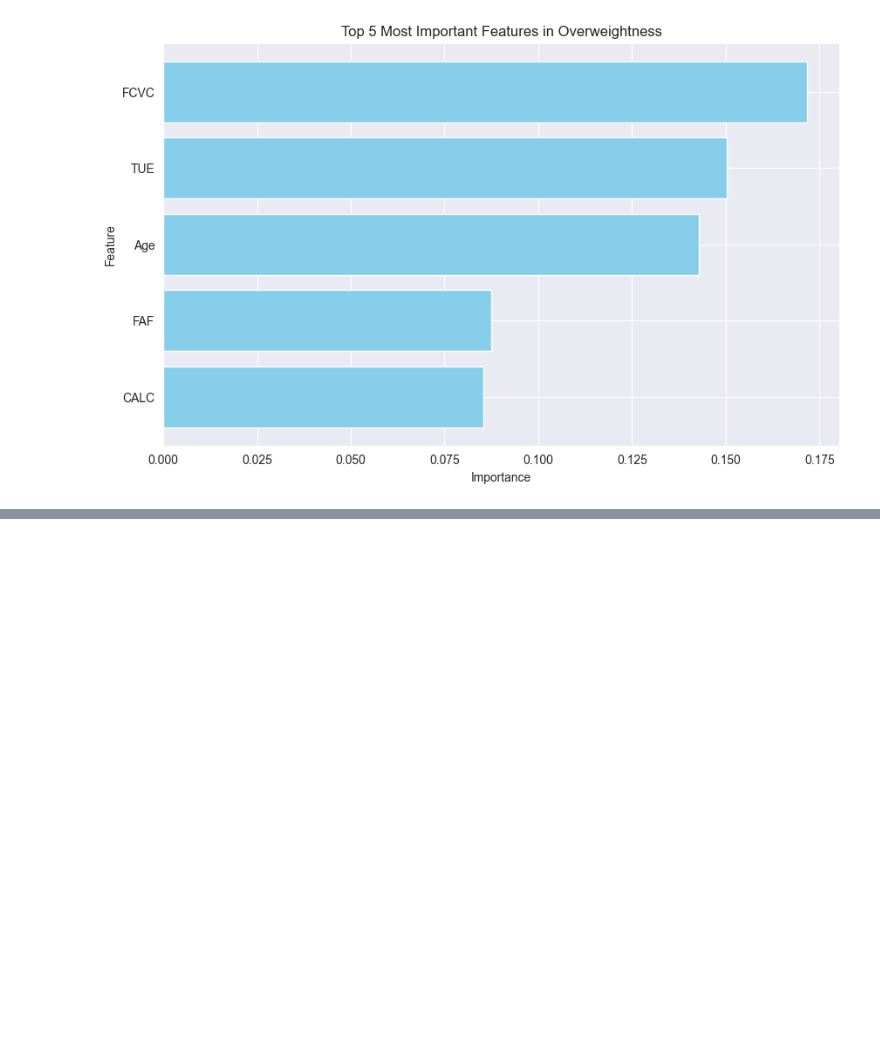
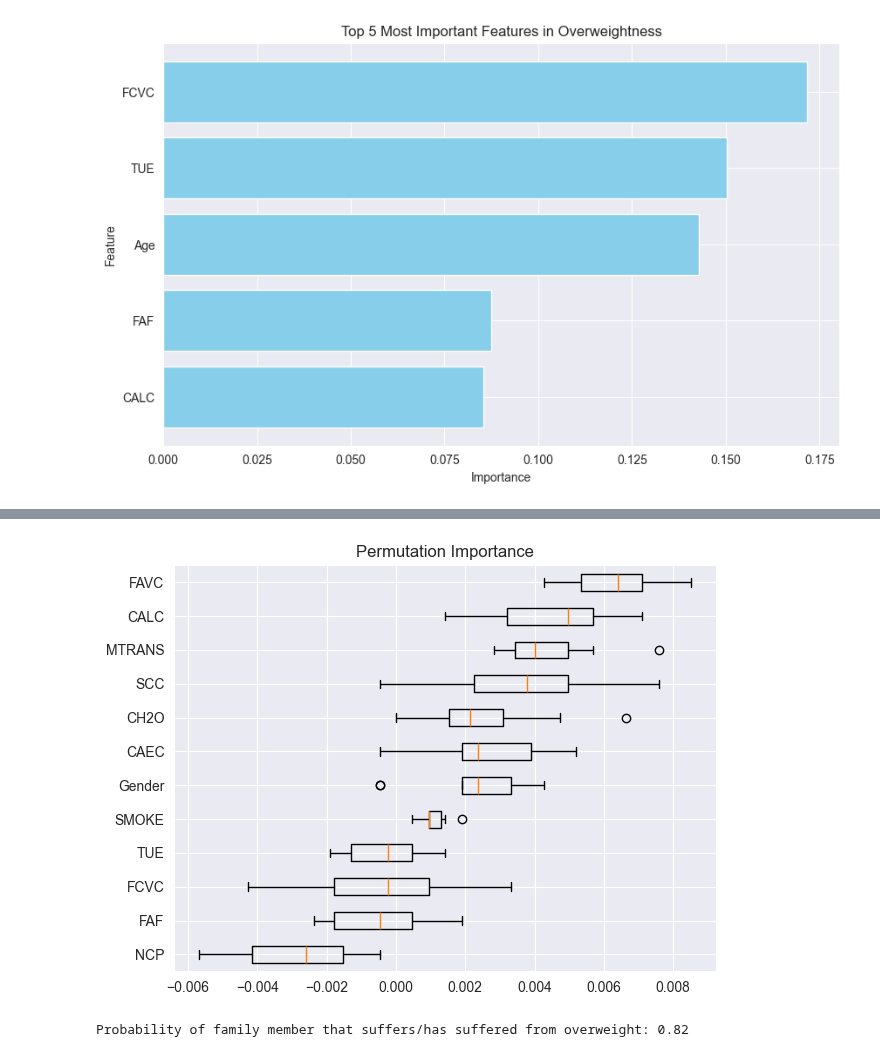
Before and after one commit to SamuliLam/dkko, a Jupyter notebook: project.ipynb, the cells around one changed output, grey strips where cells are left out. Saved outputs shown, nothing was run; the diff lists cells and outputs as text; code cells hidden in the pictures; blank space fills up the shorter version.

```diff
--- a/project.ipynb
+++ b/project.ipynb
@@ -151,0 +153,33 @@ Recall: 0.02
+# %%
+# feature importance
+from sklearn.inspection import permutation_importance
+
+result = permutation_importance(reg, X, y, n_repeats=10, scoring="accuracy", random_state=0, n_jobs=-1)
+sorted_idx = result.importances_mean.argsort()
+
+fig, ax = plt.subplots()
+ax.boxplot(result.importances[sorted_idx].T, vert=False, tick_labels=X.columns[sorted_idx])
+ax.set_title("Permutation Importance")
+fig.tight_layout()
+plt.show()
+# %% [output]
+[figure, added]
+# %%
+features = ['Gender', 'FAVC', 'FCVC', 'NCP', 'CAEC', 'SMOKE', 'CH2O', 'SCC', 'FAF', 'TUE', 'CALC', 'MTRANS']
+questions = ['Gender', 'Do you eat high caloric food frequently?', 'Do you usually eat vegetables in your meals?', 'How many main meals do you have daily?', 'Do you eat any food between meals?', 'Do you smoke?', 'How much water do you drink daily?', 'Do you monitor the calories you eat daily?', 'How often do you have physical activity?', 'How much time do you use technological devices such as cell phone, videogames, television, computer and others?', 'How often do you drink alcohol?', 'Which transportation do you usually use?']
+
+Xi = pd.DataFrame(columns=features)
+
+# read input data
+for f in features:
+    val = input(f"Enter value for feature: {questions[features.index(f)]} ")
+    Xi[f] = [float(val)]
+
+# get probability estimate
+Xi = pd.DataFrame(scaler.transform(Xi), columns=Xi.columns)
+p = reg.predict_proba(Xi)[:,1]
+
+# output
+print("Probability of family member that suffers/has suffered from overweight: %0.2f" % p[0])
+# %% [output]
+Probability of family member that suffers/has suffered from overweight: 0.82
```
Also changed, not shown: parts of 3 cells of this notebook.
